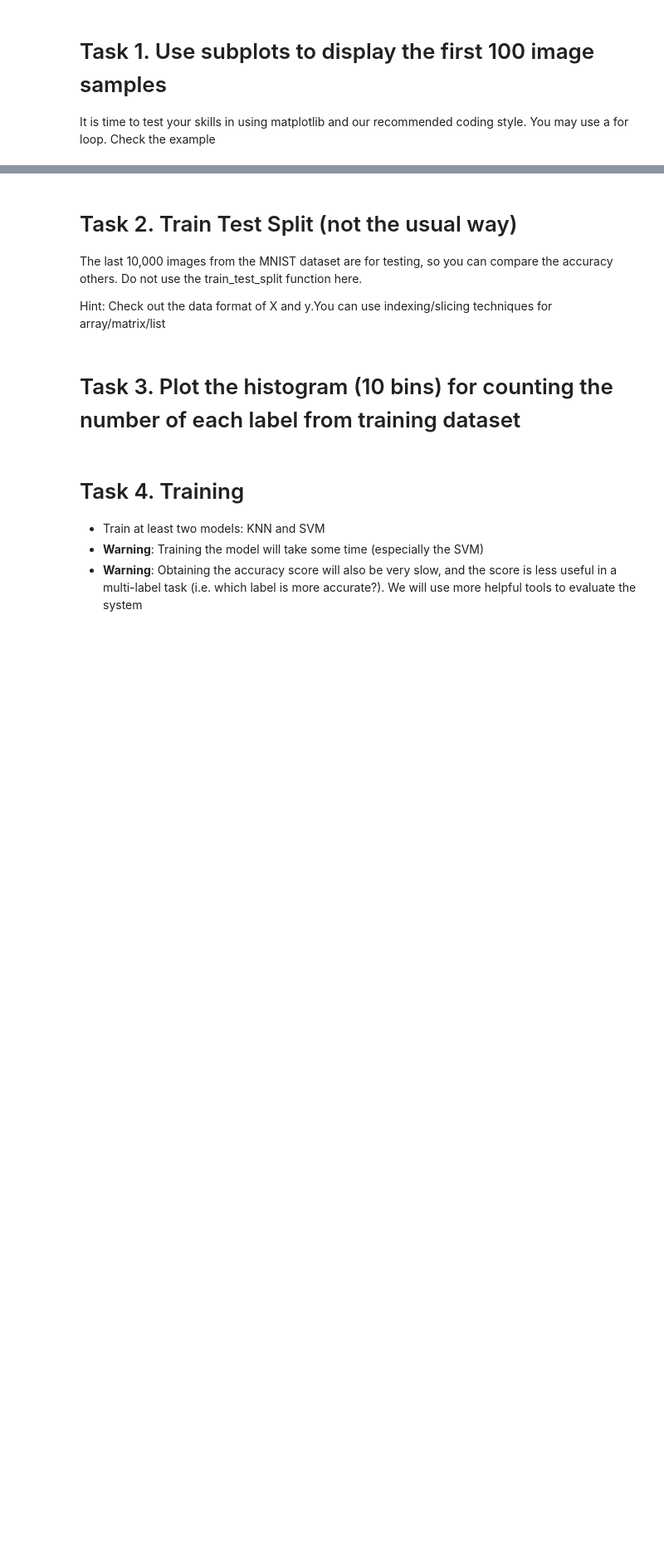
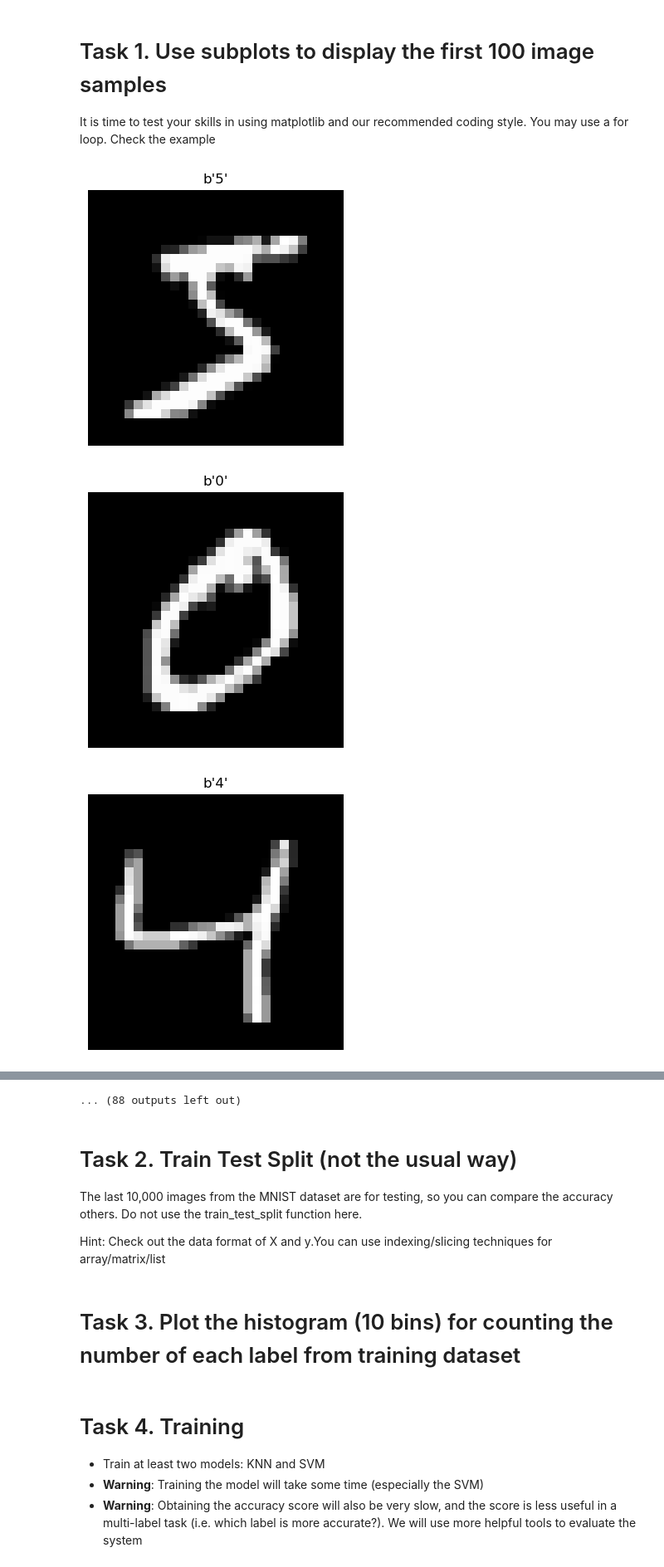
Before and after one commit to legacy-shu/Anaconda-Python-3-, a Jupyter notebook: python/week06/ClassificationPerformance.ipynb, the cells around one changed output, grey strips where cells are left out. Shown at 83% size. Saved outputs shown, nothing was run; the diff lists cells and outputs as text; code cells hidden in the pictures; blank space fills up the shorter version.

```diff
--- a/python/week06/ClassificationPerformance.ipynb
+++ b/python/week06/ClassificationPerformance.ipynb
@@ -19,3 +19,15 @@ import numpy as np
 from scipy.io import arff
 # %%
 #Load the digits dataset, and separate the features and targets
+mnist = arff.loadarff('mnist_784(1).arff')
+df = pd.DataFrame(mnist[0])
+print(df)
+
+#Features
+X=pd.DataFrame(df.drop(['class'], axis=1))
+
+#Target
+target=df['class'].values
+y=pd.Series(target)
+
+X.dtypes
@@ -23,3 +65,15 @@ from scipy.io import arff
 # Task 1. Use subplots to display the first 100 image samples
 It is time to test your skills in using matplotlib and our recommended coding style.
 You may use a for loop. Check the example
+# %%
+for n in range(100):
+    f, ax = plt.subplots(figsize=(4,4))
+    index = n
+    datagrid = X.iloc[index].values.reshape(28,28)
+    ax.imshow(datagrid,cmap = 'gray')
+    ax.axis('off')
+    ax.set_title(y.iloc[index])
+# %% [output]
+[figure, added]
+[figure, added]
+[figure, added]
@@ -26,3 +89,4 @@ You may use a for loop. Check the example
+... (88 outputs left out)
 # %% [markdown]
 # Task 2. Train Test Split (not the usual way)
 The last 10,000 images from the MNIST dataset are for testing, so you can compare the accuracy others. Do not use the train_test_split function here.
```
Also changed, not shown: parts of 2 cells of this notebook, 5 other files.
